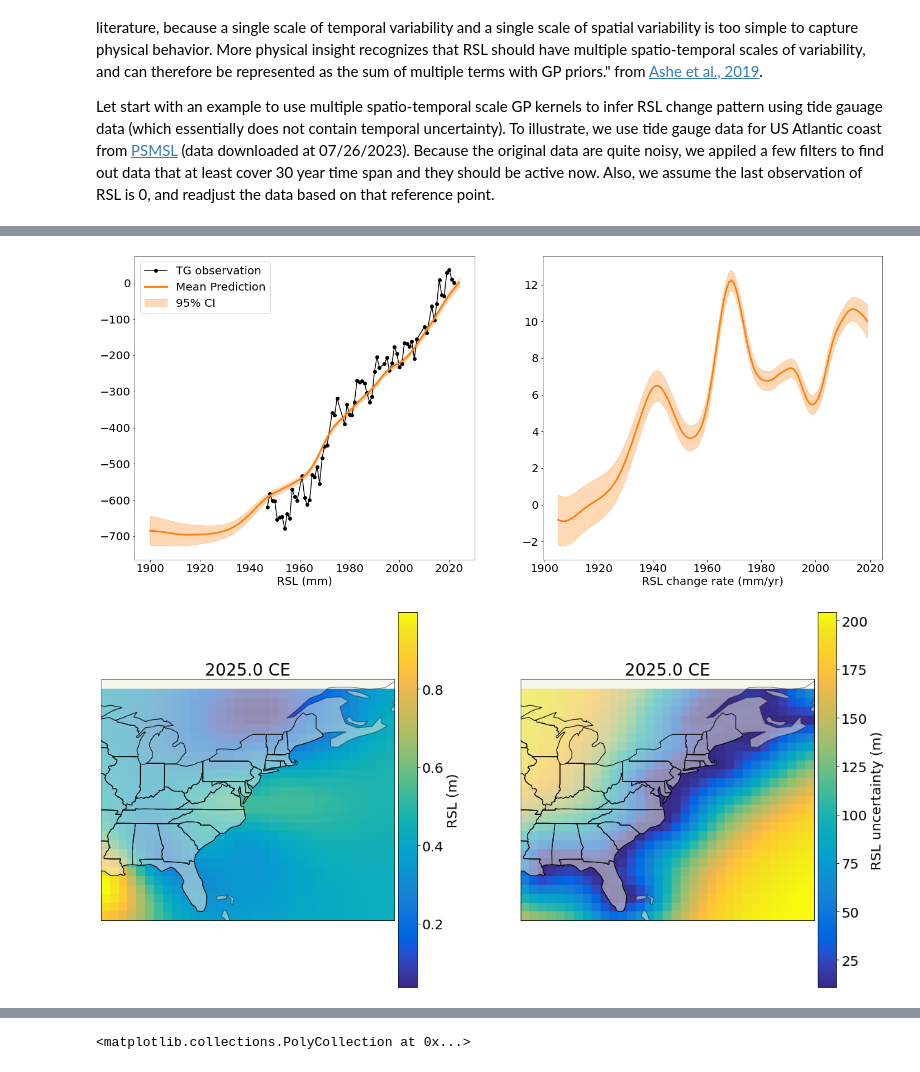
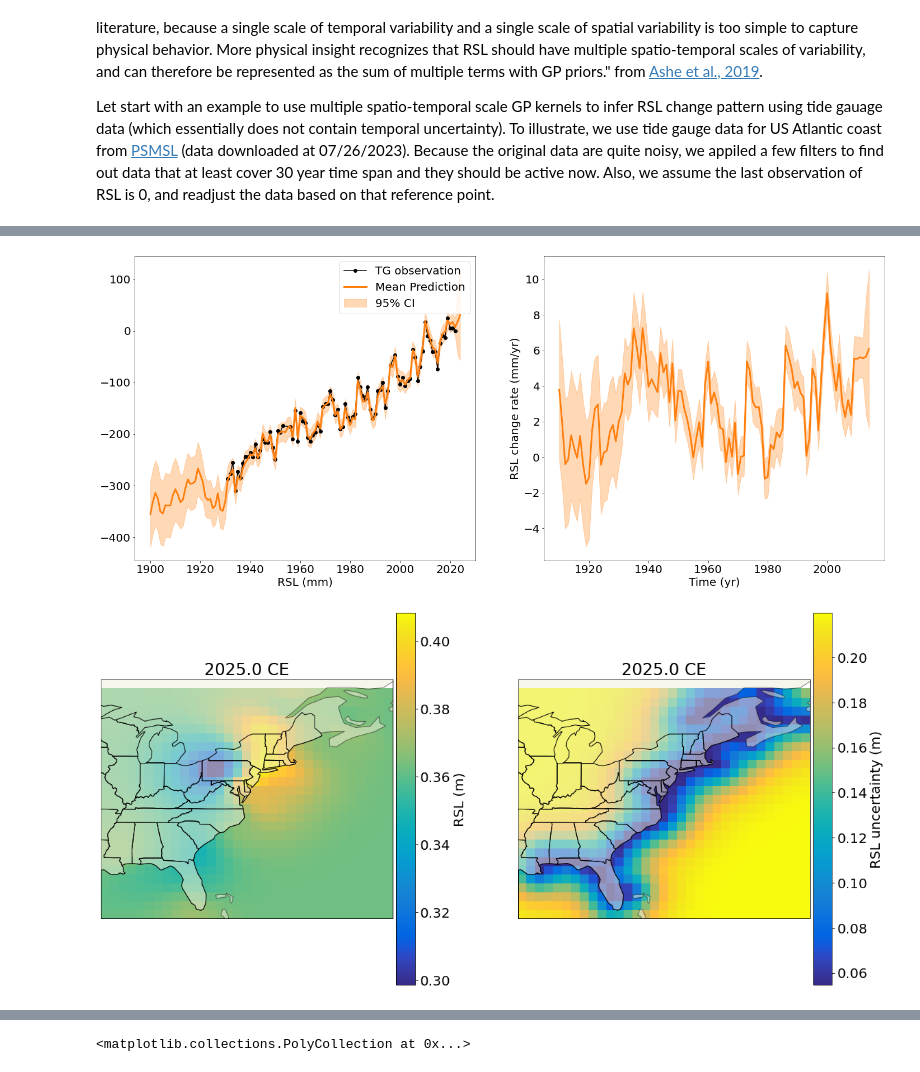
Before and after one commit to radical-collaboration/PaleoSTeHM, a Jupyter notebook: Developments/PaleoSTeHM_ST.ipynb, the cells around one changed output, grey strips where cells are left out. Saved outputs shown, nothing was run; the diff lists cells and outputs as text; code cells hidden in the pictures.

```diff
--- a/Developments/PaleoSTeHM_ST.ipynb
+++ b/Developments/PaleoSTeHM_ST.ipynb
@@ -390,33 +368,34 @@ st = time.time()
 pyro.clear_param_store()
 #define global temporal kernel
 global_kernel = PSTHM.Matern32(input_dim=1,geo=False)
-global_kernel.set_prior("lengthscale", dist.Uniform(torch.tensor(300.), torch.tensor(100000.)))
+global_kernel.set_prior("lengthscale", dist.Uniform(torch.tensor(30.), torch.tensor(100000.)))
 global_kernel.set_prior("variance", dist.Uniform(torch.tensor(40.**2), torch.tensor(100000.)))
 
 #define regionally linar spatio-temporal kernel
 regional_linear_temporal_kernel = gp.kernels.Linear(input_dim=1)
 regional_linear_temporal_kernel.set_prior("variance", dist.Uniform(torch.tensor(1e-12), torch.tensor(1e-2)))
 regional_linear_spatial_kernel = PSTHM.Matern52(input_dim=1,geo=True)
-regional_linear_spatial_kernel.set_prior("s_lengthscale", dist.Uniform(torch.tensor(0.1), torch.tensor(0.3)))
+regional_linear_spatial_kernel.set_prior("s_lengthscale", dist.Uniform(torch.tensor(0.05), torch.tensor(0.3)))
 regional_linear_kernel = gp.kernels.Product(regional_linear_temporal_kernel, regional_linear_spatial_kernel)
 
 #define regionally non-linar spatio-temporal kernel
 regional_nl_temporal_kernel = PSTHM.Matern32(input_dim=1,geo=False)
-regional_nl_temporal_kernel.set_prior("lengthscale", dist.Uniform(torch.tensor(100.), torch.tensor(5000.)))
+regional_nl_temporal_kernel.set_prior("lengthscale", dist.Uniform(torch.tensor(5.), torch.tensor(5000.)))
 regional_nl_temporal_kernel.set_prior("variance", dist.Uniform(torch.tensor(0.01), torch.tensor(40.**2)))
 regional_nl_spatial_kernel = PSTHM.Matern52(input_dim=1,geo=True)
-regional_nl_spatial_kernel.set_prior("s_lengthscale", dist.Uniform(torch.tensor(0.1), torch.tensor(0.3)))
+regional_nl_spatial_kernel.set_prior("s_lengthscale", dist.Uniform(torch.tensor(0.05), torch.tensor(0.3)))
 regional_nl_kernel = gp.kernels.Product(regional_nl_temporal_kernel, regional_nl_spatial_kernel)
 
 combined_sp_kernel = gp.kernels.Sum(global_kernel,regional_linear_kernel)
 combined_sp_kernel = gp.kernels.Sum(combined_sp_kernel,regional_nl_kernel)
 
 #-----------------define the model-----------------
+#If you don't set the noise, the model will automatically estimate the noise as the last hyperparameter
 gpr = PSTHM.GPRegression_V(TG_X, TG_y, combined_sp_kernel)
 
 
 #Empirical bayes optimization, default iteration is 1000
-gpr,track_list = PSTHM.SVI_optm(gpr,lr=0.2,num_iteration=300)
+gpr,track_list = PSTHM.SVI_optm(gpr,lr=0.5,num_iteration=100)
 
 #predict RSL for each rsl data age
 pred_y,_ = gpr(gpr.X, full_cov=True)
@@ -430,6 +409,6 @@ print('Execution time: {:3.3f} s'.format(elapsed_time))
 
 
 #----Save and load the trained model----
-torch.save(gpr, '../Trained_Models/TG_SP_model')
+torch.save(gpr, '../Trained_Models/TG_SP_model2')
 # gpr = torch.load('../Trained_Models/TG_SP_model')
 # %% [output]
@@ -441,12 +420,12 @@ axes = PSTHM.plot_track_list(track_list)
 # %%
 #generate prediction matrix
-site = 6
+site = 40
 site_index = np.sum(US_AT_data.iloc[:,4:],axis=1) == np.sum(US_site_coord[site])
 test_age = np.arange(1900,2025,1)
 pred_matrix = PSTHM.gen_pred_matrix(test_age,US_site_coord[site][0],US_site_coord[site][1])
 y_mean, y_var = gpr(pred_matrix.double(), full_cov=True,noiseless=True)
 y_std = y_var.diag().sqrt()
-rsl_time,rsl_rate,rsl_rate_sd = PSTHM.cal_rate_var(test_age,y_var.detach().numpy(),y_mean.detach().numpy(),difftimestep=10)
+rsl_time,rsl_rate,rsl_rate_sd = PSTHM.cal_rate_var(test_age,y_var.detach().numpy(),y_mean.detach().numpy(),difftimestep=20)
 
 #plot the prediction
 fig = plt.figure(figsize=(24,10))
@@ -461,23 +440,23 @@ plt.subplot(122)
 plt.plot(rsl_time,rsl_rate,'C1',linewidth=3,label='Mean Prediction')
 plt.fill_between(rsl_time,rsl_rate-2*rsl_rate_sd,rsl_rate+2*rsl_rate_sd,color='C1',alpha=0.3,label='95% CI')
 plt.xlabel('Time (yr)')
-plt.xlabel('RSL change rate (mm/yr)');
+plt.ylabel('RSL change rate (mm/yr)');
 # %% [output]
-[figure, old version]
+[figure, new version]
 # %%
 lat_matrix = np.arange(np.min(US_site_coord[:,0])-2,np.max(US_site_coord[:,0])+2,1)
 lon_matrix = np.arange(np.min(US_site_coord[:,1])-2,np.max(US_site_coord[:,1])+2,1)
 lon_mat,lat_mat = np.meshgrid(lon_matrix,lat_matrix)
 pred_matrix = PSTHM.gen_pred_matrix([2025],lat_matrix,lon_matrix)
 pred_matrix2 = PSTHM.gen_pred_matrix([1900],lat_matrix,lon_matrix)
 rsl_time,rsl_rate,rsl_rate_sd = PSTHM.cal_rate_var(test_age,y_var.detach().numpy(),y_mean.detach().numpy())
 
 y_mean, y_var = gpr(pred_matrix, full_cov=True,noiseless=False)
 y_mean2, y_var2 = gpr(pred_matrix2, full_cov=True,noiseless=False)
 
 y_std = y_var.diag().sqrt()
 parula=nmmn.plots.parulacmap() # for MATLAB's cmap
 
-fig = PSTHM.plot_spatial_rsl_single(pred_matrix,(y_mean-y_mean2)/1000,y_var,cmap=parula)
+fig = PSTHM.plot_spatial_rsl_single(pred_matrix,(y_mean-y_mean2)/1000,y_var/1e6,cmap=parula)
 # %% [output]
-[figure, old version]
+[figure, new version]
```
Also changed, not shown: parts of 19 cells of this notebook, 3 other files.
